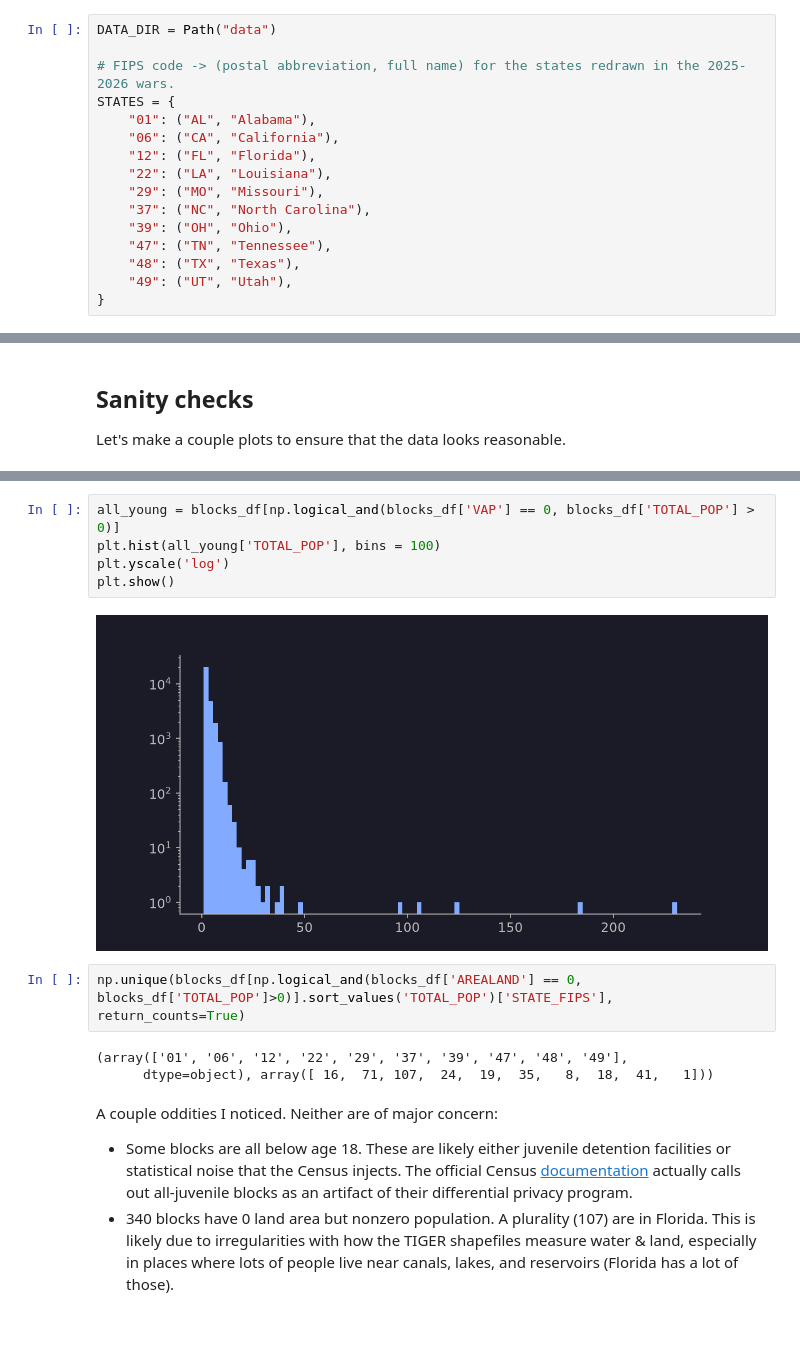
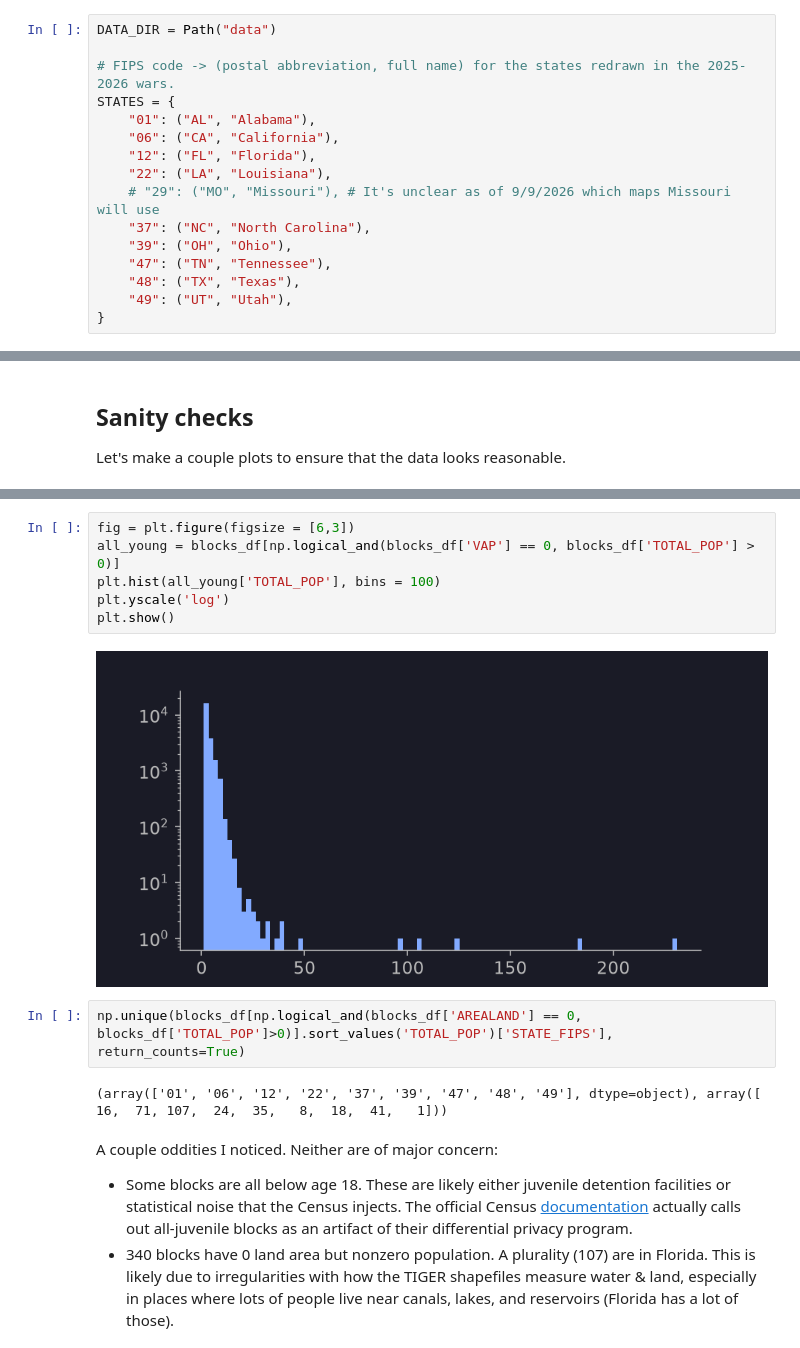
Before and after one commit to Protect-Democracy/redistricting-fraction-analysis, a Jupyter notebook: redistricting_changes.ipynb, the cells around one changed output, grey strips where cells are left out. Cells and saved outputs as stored; diff of their text form.

```diff
--- a/redistricting_changes.ipynb
+++ b/redistricting_changes.ipynb
@@ -66,7 +66,7 @@ STATES = {
     "06": ("CA", "California"),
     "12": ("FL", "Florida"),
     "22": ("LA", "Louisiana"),
-    "29": ("MO", "Missouri"),
+    # "29": ("MO", "Missouri"), # It's unclear as of 9/9/2026 which maps Missouri will use
     "37": ("NC", "North Carolina"),
     "39": ("OH", "Ohio"),
     "47": ("TN", "Tennessee"),
@@ -152,15 +152,15 @@ plt.show()
 # %%
+fig = plt.figure(figsize = [6,3])
 all_young = blocks_df[np.logical_and(blocks_df['VAP'] == 0, blocks_df['TOTAL_POP'] > 0)]
 plt.hist(all_young['TOTAL_POP'], bins = 100)
 plt.yscale('log')
 plt.show()
 # %% [output]
-[figure, old version]
+[figure, new version]
 # %%
 np.unique(blocks_df[np.logical_and(blocks_df['AREALAND'] == 0, blocks_df['TOTAL_POP']>0)].sort_values('TOTAL_POP')['STATE_FIPS'], return_counts=True)
 # %% [output]
-(array(['01', '06', '12', '22', '29', '37', '39', '47', '48', '49'],
-      dtype=object), array([ 16,  71, 107,  24,  19,  35,   8,  18,  41,   1]))
+(array(['01', '06', '12', '22', '37', '39', '47', '48', '49'], dtype=object), array([ 16,  71, 107,  24,  35,   8,  18,  41,   1]))
 # %% [markdown]
 A couple oddities I noticed. Neither are of major concern:
 - Some blocks are all below age 18. These are likely either juvenile detention facilities or statistical noise that the Census injects. The official Census [documentation](https://www2.census.gov/library/publications/decennial/2020/census-briefs/c2020br-08.pdf) actually calls out all-juvenile blocks as an artifact of their differential privacy program.
```
Also changed, not shown: parts of 13 cells of this notebook, 6 other files.
